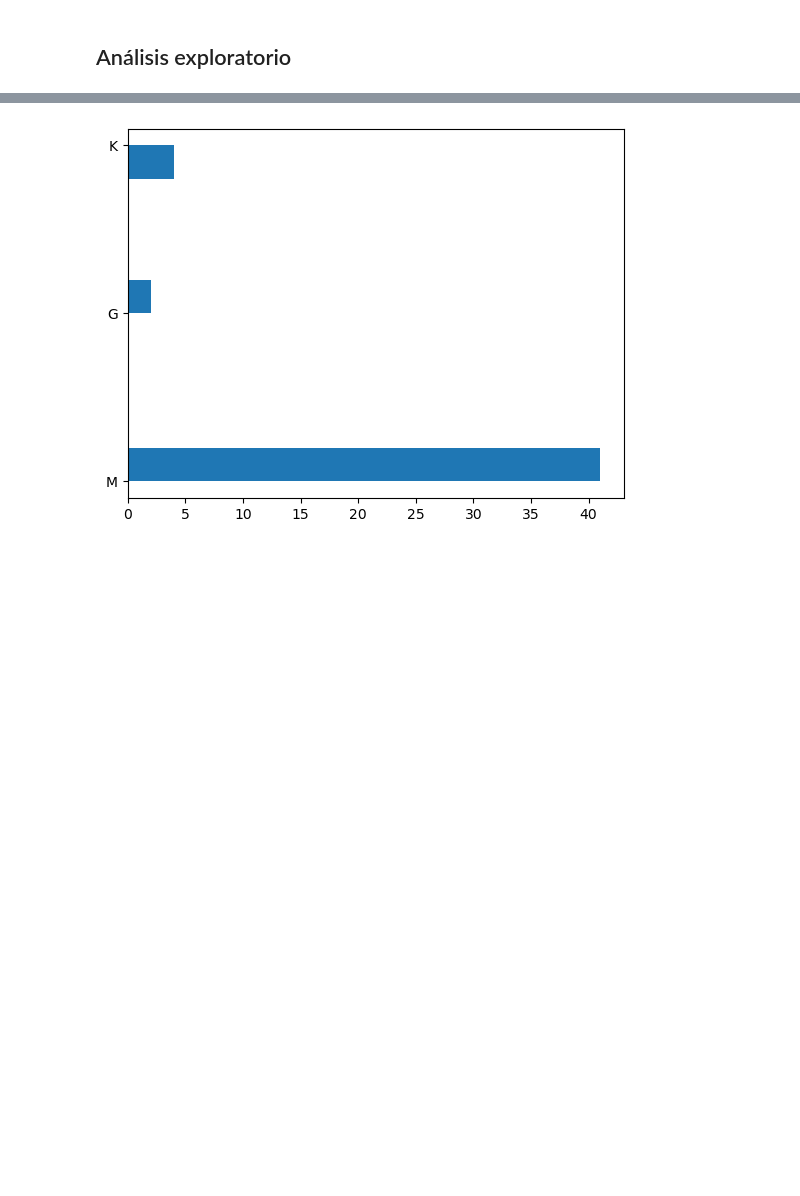
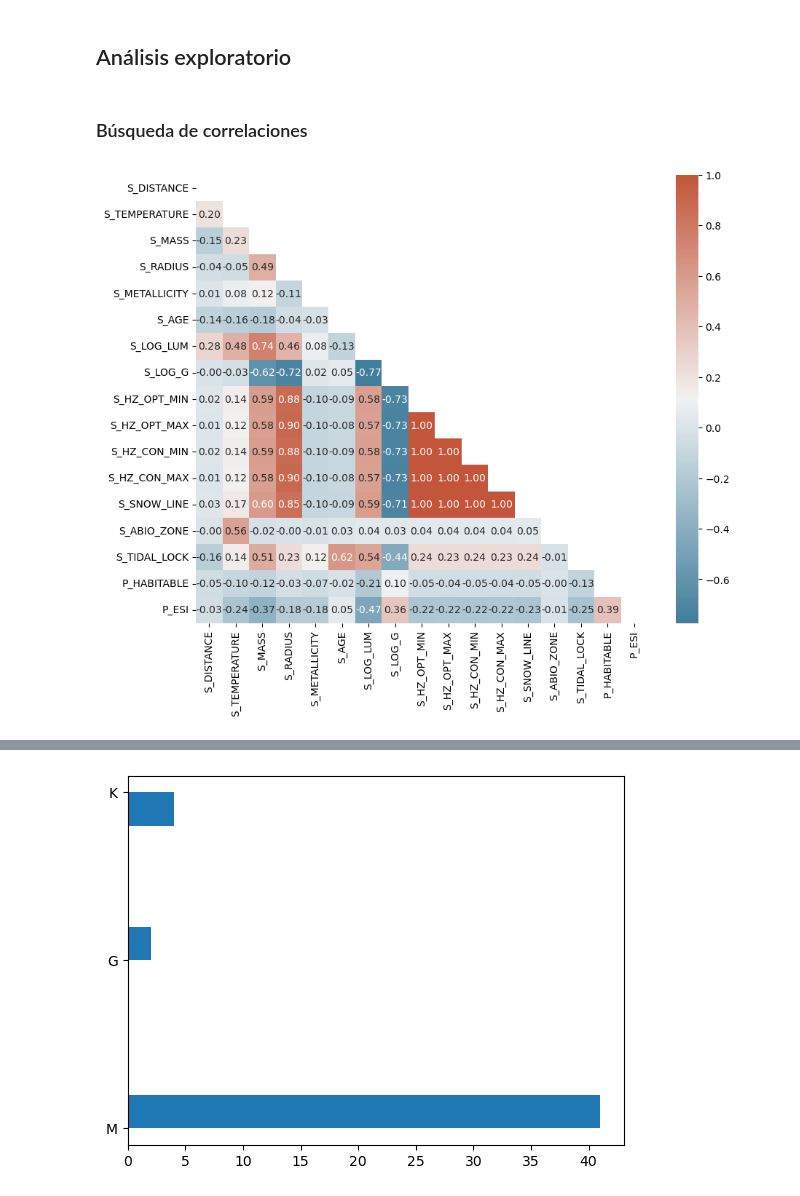
Before and after one commit to sphxisnot/Big-Data-2026, a Jupyter notebook: Hackaton_planetas_grupo_3.ipynb, the cells around one changed output, grey strips where cells are left out. Saved outputs shown, nothing was run; the diff lists cells and outputs as text; code cells hidden in the pictures; blank space fills up the shorter version.

```diff
--- a/Hackaton_planetas_grupo_3.ipynb
+++ b/Hackaton_planetas_grupo_3.ipynb
@@ -33,5 +53,18 @@ data
 # %%
 cols=data.columns.to_list() # lista de los nombres de columnas
-cols=cols[2:10]+cols[11:-2] # sólo las columnas que tienen valores numéricos
+cols=cols[2:10]+cols[11::] # sólo las columnas que tienen valores numéricos
+params=["S_MASS","S_AGE","S_RADIUS","S_METALLICITY","S_TEMPERATURE"]
 # %% [markdown]
 ## Análisis exploratorio
+# %% [markdown]
+### Búsqueda de correlaciones
+# %%
+corrs=data[cols].corr()
+import seaborn as sns
+f,a = plt.subplots(figsize=(10,8))
+mask = np.triu(np.ones_like(corrs,dtype=bool))
+cmap = sns.diverging_palette(230, 20, as_cmap=True)
+sns.heatmap(corrs, mask=mask, ax=a, annot=True, fmt=".2f",cmap=cmap)
+plt.show()
+# %% [output]
+[figure, added]
```
Also changed, not shown: parts of 10 cells of this notebook.
